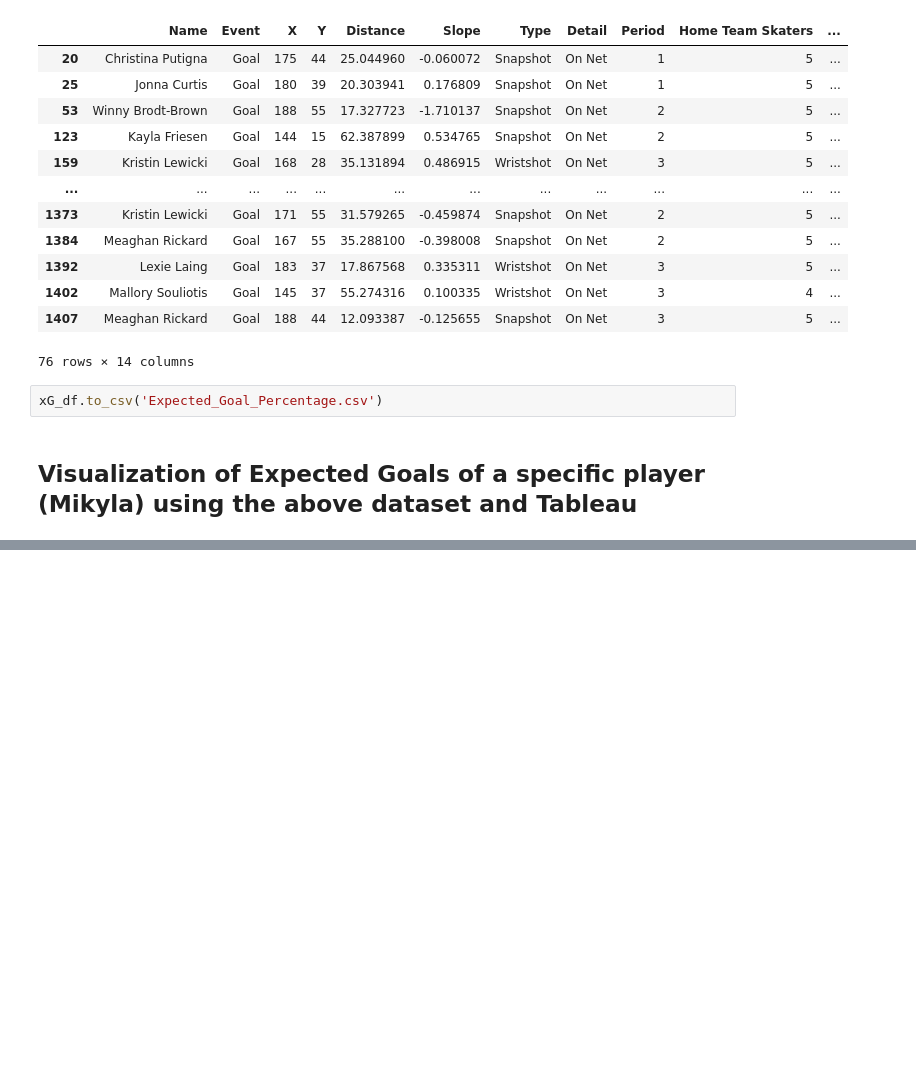
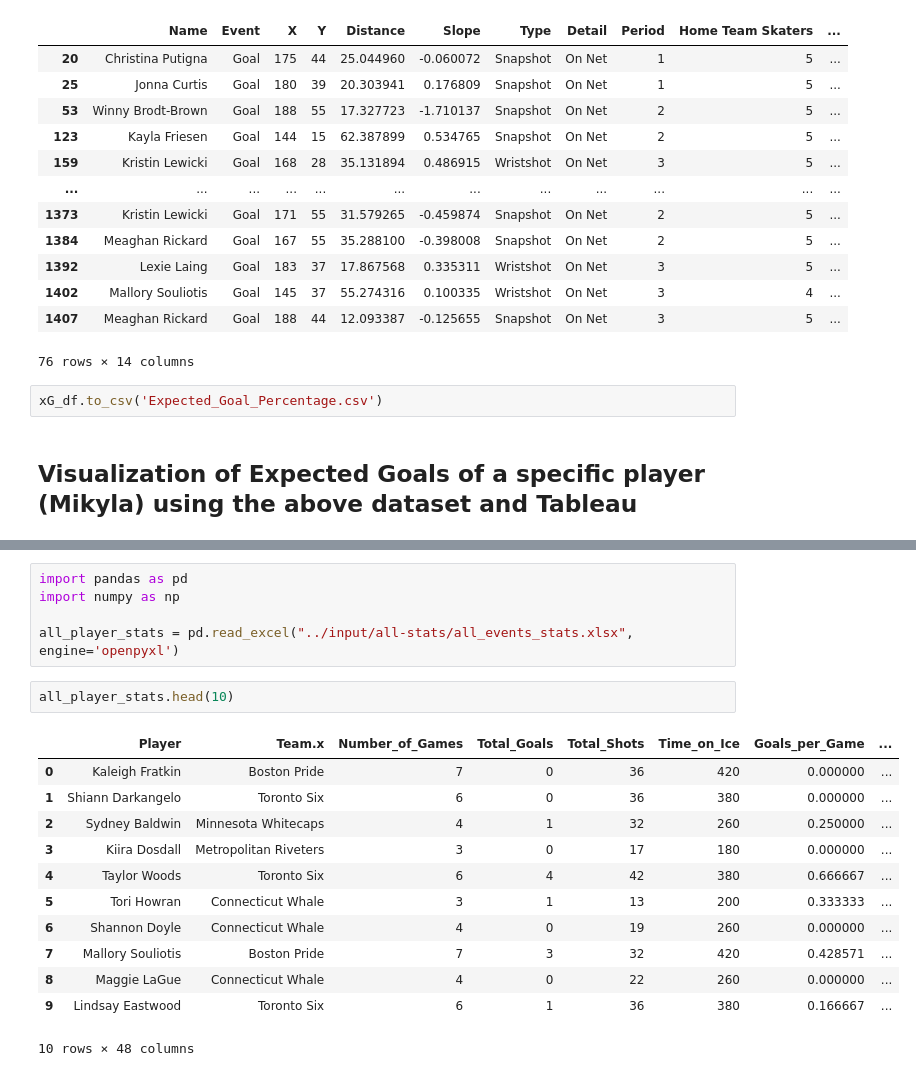
Before and after one commit to Harithap13/Rotman-Summer-NHWL-Datathon, a Jupyter notebook: rsd-nwhl-expected-goals.ipynb, the cells around one changed output, grey strips where cells are left out. Drawn from its saved outputs; the diff is of its cells as text; blank space fills up the shorter version.

```diff
--- a/rsd-nwhl-expected-goals.ipynb
+++ b/rsd-nwhl-expected-goals.ipynb
@@ -301,0 +330,20 @@ AxesImage(100,100;620x604)
+# %%
+import pandas as pd
+import numpy as np
+
+all_player_stats = pd.read_excel("../input/all-stats/all_events_stats.xlsx", engine='openpyxl')
+# %%
+all_player_stats.head(10)
+# %% [output]
+|  | Player | Team.x | Number_of_Games | Total_Goals | Total_Shots | Time_on_Ice | Goals_per_Game | ... |
+| 0 | Kaleigh Fratkin | Boston Pride | 7 | 0 | 36 | 420 | 0.000000 | ... |
+| 1 | Shiann Darkangelo | Toronto Six | 6 | 0 | 36 | 380 | 0.000000 | ... |
+| 2 | Sydney Baldwin | Minnesota Whitecaps | 4 | 1 | 32 | 260 | 0.250000 | ... |
+| 3 | Kiira Dosdall | Metropolitan Riveters | 3 | 0 | 17 | 180 | 0.000000 | ... |
+| 4 | Taylor Woods | Toronto Six | 6 | 4 | 42 | 380 | 0.666667 | ... |
+| 5 | Tori Howran | Connecticut Whale | 3 | 1 | 13 | 200 | 0.333333 | ... |
+| 6 | Shannon Doyle | Connecticut Whale | 4 | 0 | 19 | 260 | 0.000000 | ... |
+| 7 | Mallory Souliotis | Boston Pride | 7 | 3 | 32 | 420 | 0.428571 | ... |
+| 8 | Maggie LaGue | Connecticut Whale | 4 | 0 | 22 | 260 | 0.000000 | ... |
+| 9 | Lindsay Eastwood | Toronto Six | 6 | 1 | 36 | 380 | 0.166667 | ... |
+10 rows × 48 columns
```
Also changed, not shown: parts of 11 cells of this notebook.
